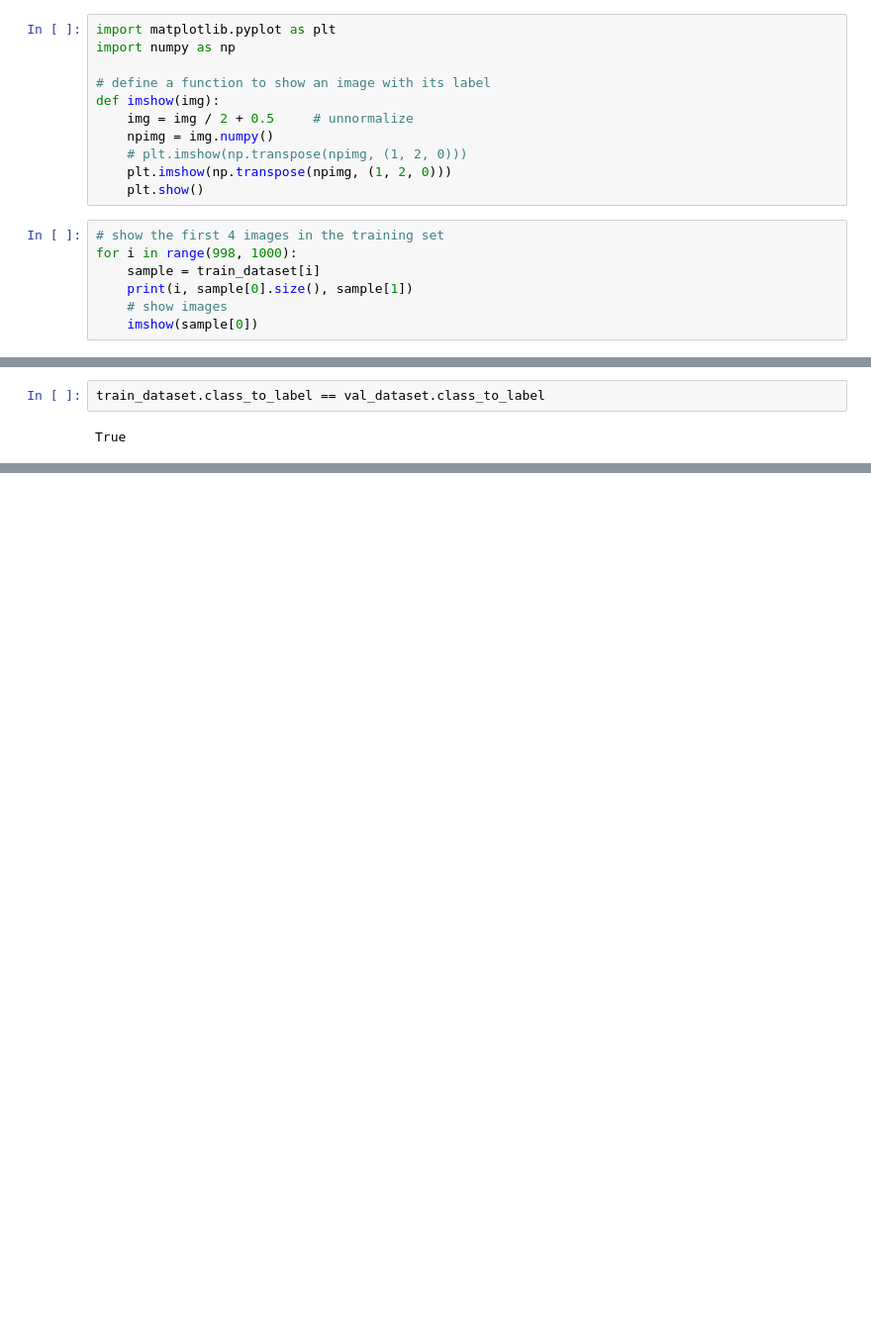
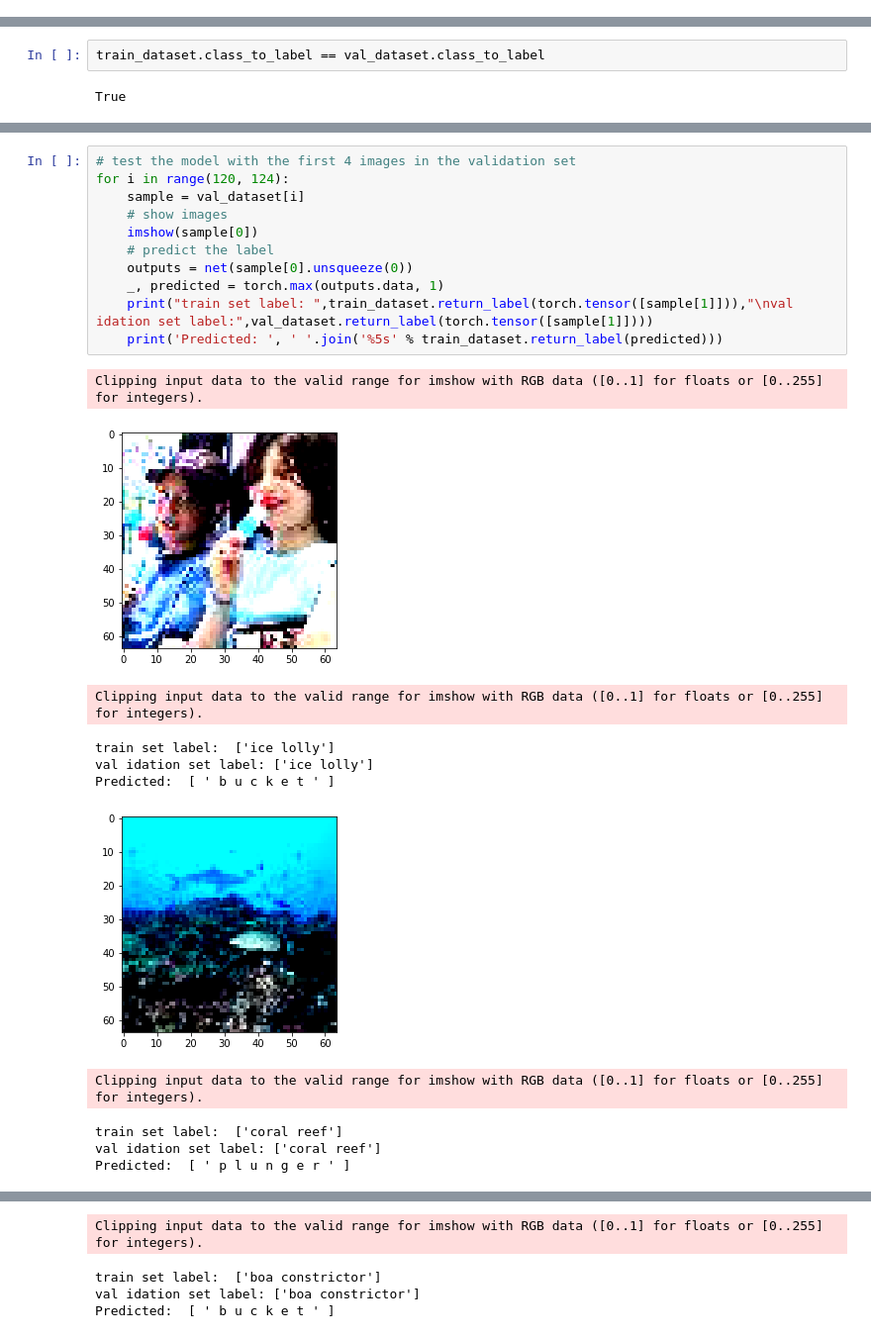
Before and after one commit to Bessgendre/Tiny-ImageNet, a Jupyter notebook: debug_dataset.ipynb, the cells around one changed output, grey strips where cells are left out. Shown at 99% size. Saved outputs shown, nothing was run; the diff lists cells and outputs as text; blank space fills up the shorter version.

```diff
--- a/debug_dataset.ipynb
+++ b/debug_dataset.ipynb
@@ -141,21 +141,3 @@ transform_test = transforms.Compose([
 
 train_dataset = TinyImageNet(path, transform=transform_train, train=True)
 val_dataset = TinyImageNet(path, transform=transform_test, train=False)
-# %%
-import matplotlib.pyplot as plt
-import numpy as np
-
-# define a function to show an image with its label
-def imshow(img):
-    img = img / 2 + 0.5     # unnormalize
-    npimg = img.numpy()
-    # plt.imshow(np.transpose(npimg, (1, 2, 0)))
-    plt.imshow(np.transpose(npimg, (1, 2, 0)))
-    plt.show()
-# %%
-# show the first 4 images in the training set
-for i in range(998, 1000):
-    sample = train_dataset[i]
-    print(i, sample[0].size(), sample[1])
-    # show images
-    imshow(sample[0])
@@ -192,0 +193,23 @@ Clipping input data to the valid range for imshow with RGB data ([0..1] for floa
+# %%
+# test the model with the first 4 images in the validation set
+for i in range(120, 124):
+    sample = val_dataset[i]
+    # show images
+    imshow(sample[0])
+    # predict the label
+    outputs = net(sample[0].unsqueeze(0))
+    _, predicted = torch.max(outputs.data, 1)
+    print("train set label: ",train_dataset.return_label(torch.tensor([sample[1]])),"\nval idation set label:",val_dataset.return_label(torch.tensor([sample[1]])))
+    print('Predicted: ', ' '.join('%5s' % train_dataset.return_label(predicted)))
+# %% [output]
+Clipping input data to the valid range for imshow with RGB data ([0..1] for floats or [0..255] for integers).
+[figure, added]
+Clipping input data to the valid range for imshow with RGB data ([0..1] for floats or [0..255] for integers).
+train set label:  ['ice lolly']
+val idation set label: ['ice lolly']
+Predicted:  [ ' b u c k e t ' ]
+[figure, added]
+Clipping input data to the valid range for imshow with RGB data ([0..1] for floats or [0..255] for integers).
+train set label:  ['coral reef']
+val idation set label: ['coral reef']
+Predicted:  [ ' p l u n g e r ' ]
@@ -192,0 +217,4 @@ Clipping input data to the valid range for imshow with RGB data ([0..1] for floa
+Clipping input data to the valid range for imshow with RGB data ([0..1] for floats or [0..255] for integers).
+train set label:  ['boa constrictor']
+val idation set label: ['boa constrictor']
+Predicted:  [ ' b u c k e t ' ]
```
Also changed, not shown: parts of 8 cells of this notebook, 4 other files.
